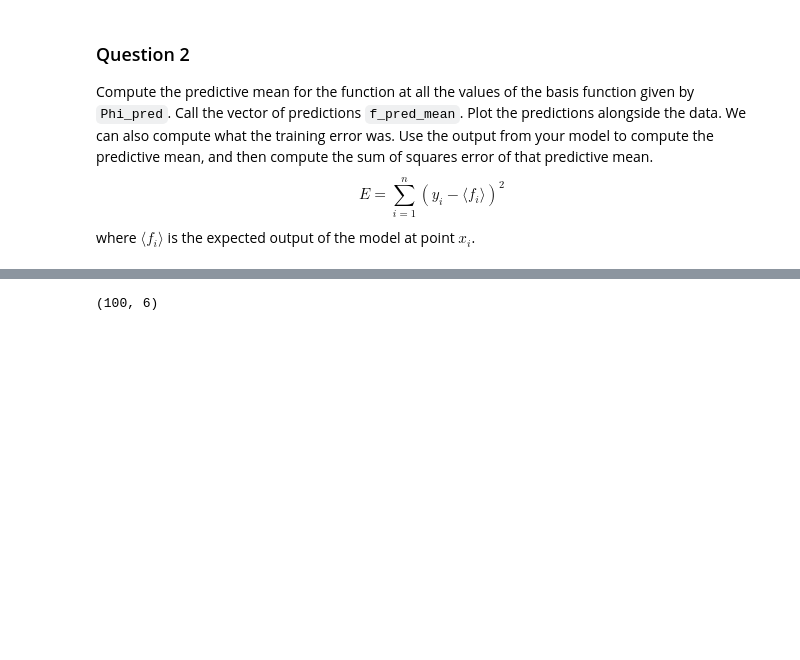
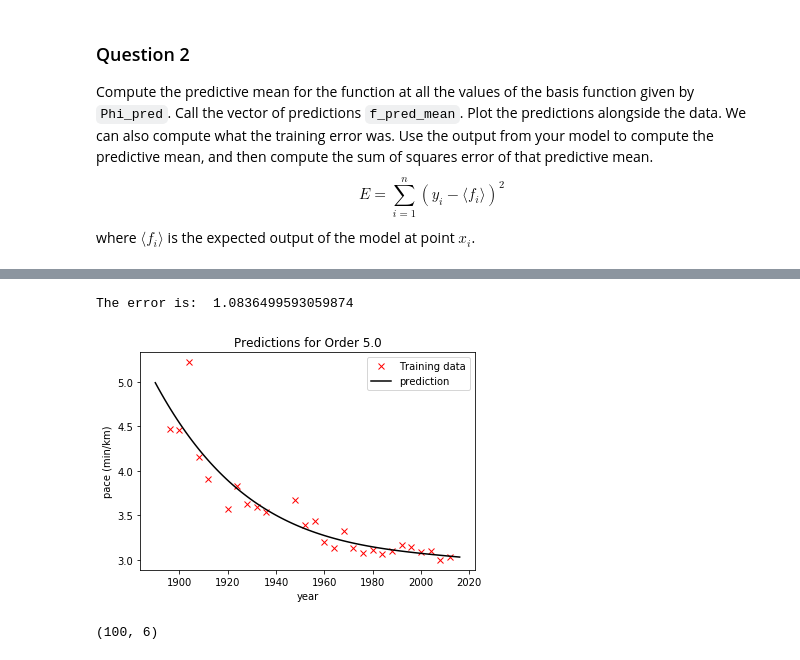
Before and after one commit to gucci-j/MLAI, a Jupyter notebook: Lab 6 - Bayesian regression & DL intro.ipynb, the cells around one changed output, grey strips where cells are left out. Saved outputs shown, nothing was run; the diff lists cells and outputs as text; code cells hidden in the pictures; blank space fills up the shorter version.

```diff
--- a/Lab 6 - Bayesian regression & DL intro.ipynb
+++ b/Lab 6 - Bayesian regression & DL intro.ipynb
@@ -530,3 +530,26 @@ plt.plot(x, y, 'rx') # plot data to show fit.
+# %%
+# Question 2 Answer Code
+# Write code for you answer to this question in this box
+
+# compute mean under posterior density
+f_pred_mean = Phi_pred @ w_mean
+
+# plot the predictions
+plt.plot(x, y, 'rx', label='Training data')
+plt.plot(x_pred, f_pred_mean,'black', label='prediction')
+plt.legend()
+ax = plt.gca()
+ax.set_title('Predictions for Order ' + str(degree))
+ax.set_xlabel('year')
+ax.set_ylabel('pace (min/km)')
+
+# compute mean at the training data and sum of squares error
+f_mean = Phi @ w_mean
+sum_squares = np.sum((y - f_mean) ** 2)
+print('The error is: ', sum_squares)
+# %% [output]
+The error is:  1.0836499593059874
+[figure, added]
 # %%
 Phi_pred.shape
 # %% [output]
```
Also changed, not shown: parts of 24 cells of this notebook, 7 other files.
